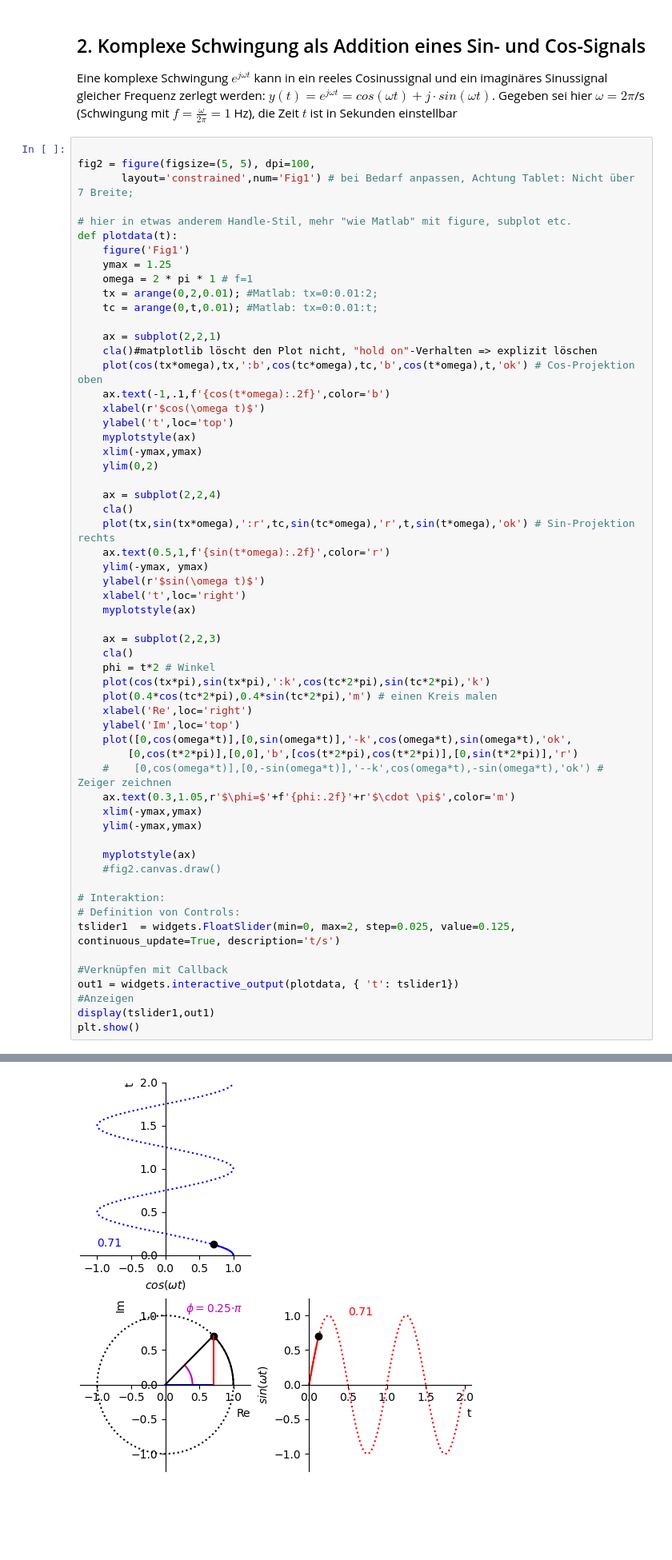
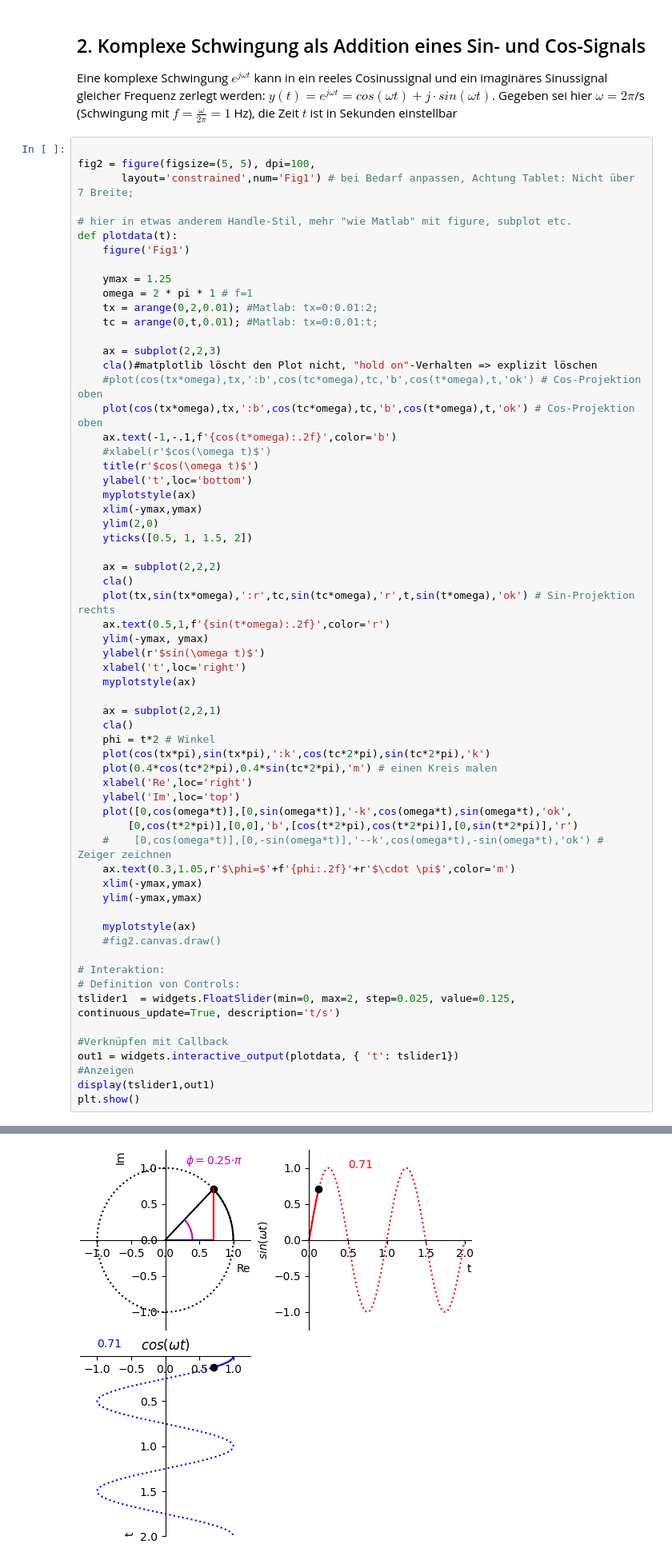
Before and after one commit to bdcodebase/JLdeployments, a Jupyter notebook: content/Sin_Cos_Kompl_Schwingung.ipynb, the cells around one changed output, grey strips where cells are left out. Shown at 80% size. Saved outputs shown, nothing was run; the diff lists cells and outputs as text; blank space fills up the shorter version.

Commit message:
Update Sin_Cos_Kompl_Schwingung.ipynb
Plots swapped

```diff
--- a/content/Sin_Cos_Kompl_Schwingung.ipynb
+++ b/content/Sin_Cos_Kompl_Schwingung.ipynb
@@ -78,22 +79,26 @@ fig2 = figure(figsize=(5, 5), dpi=100,
 # hier in etwas anderem Handle-Stil, mehr "wie Matlab" mit figure, subplot etc.
 def plotdata(t):
     figure('Fig1')
+
     ymax = 1.25
     omega = 2 * pi * 1 # f=1
     tx = arange(0,2,0.01); #Matlab: tx=0:0.01:2;
     tc = arange(0,t,0.01); #Matlab: tx=0:0.01:t;
 
-    ax = subplot(2,2,1)
+    ax = subplot(2,2,3)
     cla()#matplotlib löscht den Plot nicht, "hold on"-Verhalten => explizit löschen
+    #plot(cos(tx*omega),tx,':b',cos(tc*omega),tc,'b',cos(t*omega),t,'ok') # Cos-Projektion oben
     plot(cos(tx*omega),tx,':b',cos(tc*omega),tc,'b',cos(t*omega),t,'ok') # Cos-Projektion oben
-    ax.text(-1,.1,f'{cos(t*omega):.2f}',color='b')
-    xlabel(r'$cos(\omega t)$')
-    ylabel('t',loc='top')
+    ax.text(-1,-.1,f'{cos(t*omega):.2f}',color='b')
+    #xlabel(r'$cos(\omega t)$')
+    title(r'$cos(\omega t)$')
+    ylabel('t',loc='bottom')
     myplotstyle(ax)
     xlim(-ymax,ymax)
-    ylim(0,2)
+    ylim(2,0)
+    yticks([0.5, 1, 1.5, 2])
 
-    ax = subplot(2,2,4)
+    ax = subplot(2,2,2)
     cla()
     plot(tx,sin(tx*omega),':r',tc,sin(tc*omega),'r',t,sin(t*omega),'ok') # Sin-Projektion rechts
     ax.text(0.5,1,f'{sin(t*omega):.2f}',color='r')
@@ -102,36 +107,36 @@ def plotdata(t):
     xlabel('t',loc='right')
     myplotstyle(ax)
 
-    ax = subplot(2,2,3)
+    ax = subplot(2,2,1)
     cla()
     phi = t*2 # Winkel
     plot(cos(tx*pi),sin(tx*pi),':k',cos(tc*2*pi),sin(tc*2*pi),'k')
     plot(0.4*cos(tc*2*pi),0.4*sin(tc*2*pi),'m') # einen Kreis malen
     xlabel('Re',loc='right')
     ylabel('Im',loc='top')
     plot([0,cos(omega*t)],[0,sin(omega*t)],'-k',cos(omega*t),sin(omega*t),'ok',
         [0,cos(t*2*pi)],[0,0],'b',[cos(t*2*pi),cos(t*2*pi)],[0,sin(t*2*pi)],'r')
     #    [0,cos(omega*t)],[0,-sin(omega*t)],'--k',cos(omega*t),-sin(omega*t),'ok') # Zeiger zeichnen
     ax.text(0.3,1.05,r'$\phi=$'+f'{phi:.2f}'+r'$\cdot \pi$',color='m')
     xlim(-ymax,ymax)
     ylim(-ymax,ymax)
 
     myplotstyle(ax)
     #fig2.canvas.draw()
 
 # Interaktion:
 # Definition von Controls:
 tslider1  = widgets.FloatSlider(min=0, max=2, step=0.025, value=0.125, continuous_update=True, description='t/s')
 
 #Verknüpfen mit Callback
 out1 = widgets.interactive_output(plotdata, { 't': tslider1})
 #Anzeigen
 display(tslider1,out1)
 plt.show()
 # %% [output]
 FloatSlider(value=0.125, description='t/s', max=2.0, step=0.025)
 [interactive output not drawn]
-[figure, old version]
+[figure, new version]
 # %% [markdown]
 ## 3. Sin und Cos als zwei gegenläufige komplexe Schwingungen
 Reelle Sinus- und Cosinussignale lassen sich als Überlagerung zweier gegenläufiger komplexer Schwingungen darstellen: $cos(\omega t)=\frac{1}{2}(e^{j\omega t}+e^{-j\omega t})$ und $sin(\omega t)=\frac{1}{2j}(e^{j\omega t}-e^{-j\omega t})$. Gegeben sei wieder $\omega=2\pi$/s (Schwingung mit 1 Hz),  $t$ ist in Sekunden einstellbar
```
Also changed, not shown: parts of 2 cells of this notebook.
